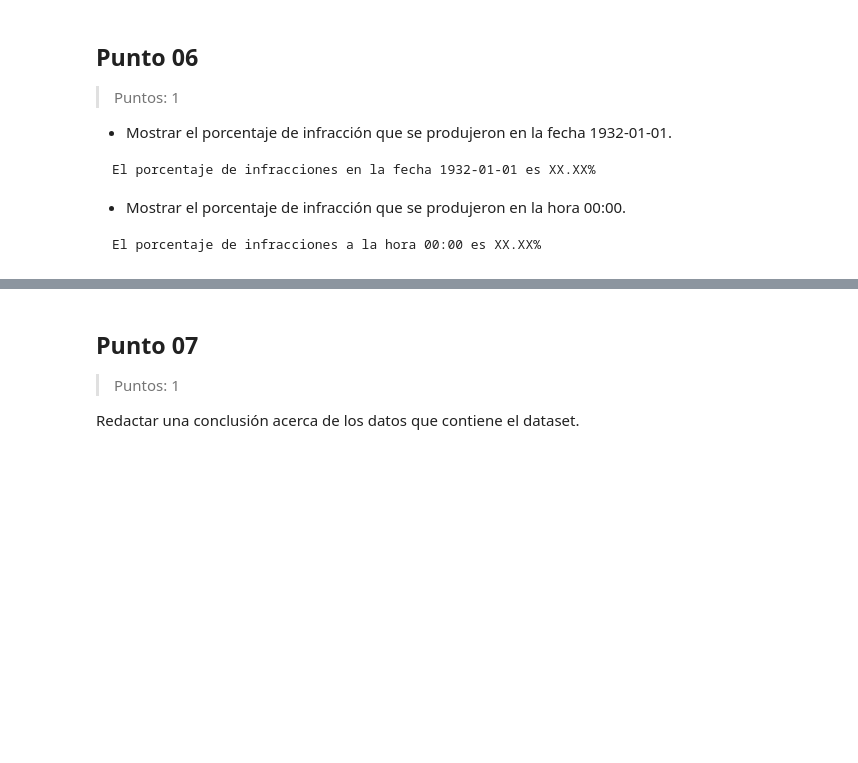
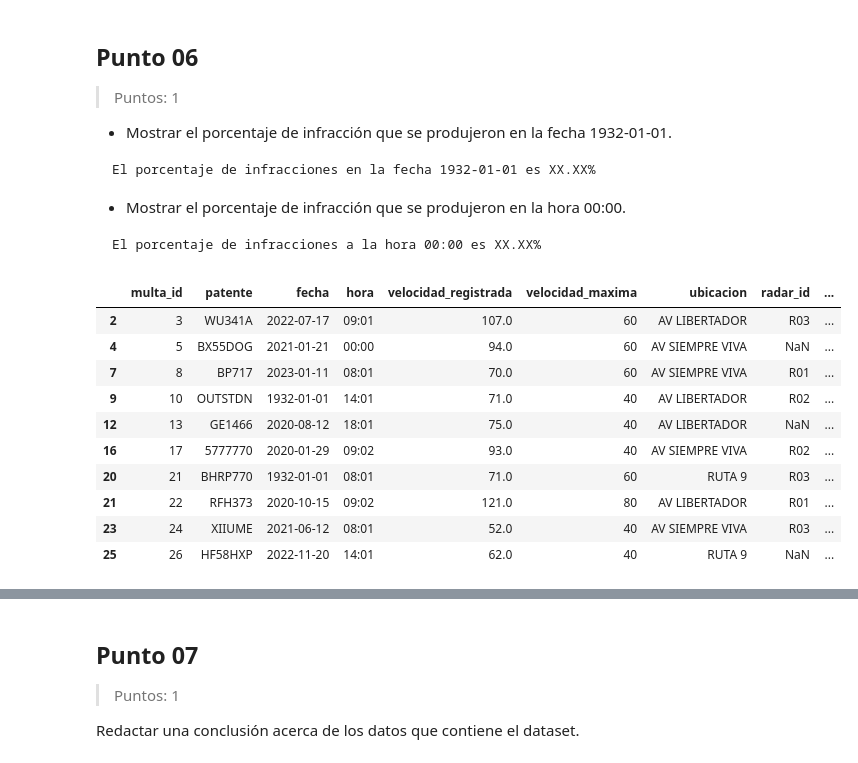
Before and after one commit to Ivan-Porcari/tpi_hds_urban_flow, a Jupyter notebook: 01_Urban_Flow_Porcari_Ivan.ipynb, the cells around one changed output, grey strips where cells are left out. Drawn from its saved outputs; the diff is of its cells as text; code cells hidden in the pictures; blank space fills up the shorter version.

Commit message:
Ejercicio 06 y 07: porcentaje de infracciones por fecha y hora invalida, conclusion del dataset

````diff
--- a/01_Urban_Flow_Porcari_Ivan.ipynb
+++ b/01_Urban_Flow_Porcari_Ivan.ipynb
@@ -928,3 +908,19 @@ El porcentaje de infracciones en la fecha 1932-01-01 es XX.XX%
 ```
 El porcentaje de infracciones a la hora 00:00 es XX.XX%
 ```
+# %%
+# Visualizo los 10 primeros registros del dataset limpio
+
+df.head(10)
+# %% [output]
+|  | multa_id | patente | fecha | hora | velocidad_registrada | velocidad_maxima | ubicacion | radar_id | ... |
+| 2 | 3 | WU341A | 2022-07-17 | 09:01 | 107.0 | 60 | AV LIBERTADOR | R03 | ... |
+| 4 | 5 | BX55DOG | 2021-01-21 | 00:00 | 94.0 | 60 | AV SIEMPRE VIVA | NaN | ... |
+| 7 | 8 | BP717 | 2023-01-11 | 08:01 | 70.0 | 60 | AV SIEMPRE VIVA | R01 | ... |
+| 9 | 10 | OUTSTDN | 1932-01-01 | 14:01 | 71.0 | 40 | AV LIBERTADOR | R02 | ... |
+| 12 | 13 | GE1466 | 2020-08-12 | 18:01 | 75.0 | 40 | AV LIBERTADOR | NaN | ... |
+| 16 | 17 | 5777770 | 2020-01-29 | 09:02 | 93.0 | 40 | AV SIEMPRE VIVA | R02 | ... |
+| 20 | 21 | BHRP770 | 1932-01-01 | 08:01 | 71.0 | 60 | RUTA 9 | R03 | ... |
+| 21 | 22 | RFH373 | 2020-10-15 | 09:02 | 121.0 | 80 | AV LIBERTADOR | R01 | ... |
+| 23 | 24 | XIIUME | 2021-06-12 | 08:01 | 52.0 | 40 | AV SIEMPRE VIVA | R03 | ... |
+| 25 | 26 | HF58HXP | 2022-11-20 | 14:01 | 62.0 | 40 | RUTA 9 | NaN | ... |
````
Also changed, not shown: parts of 22 cells of this notebook.
